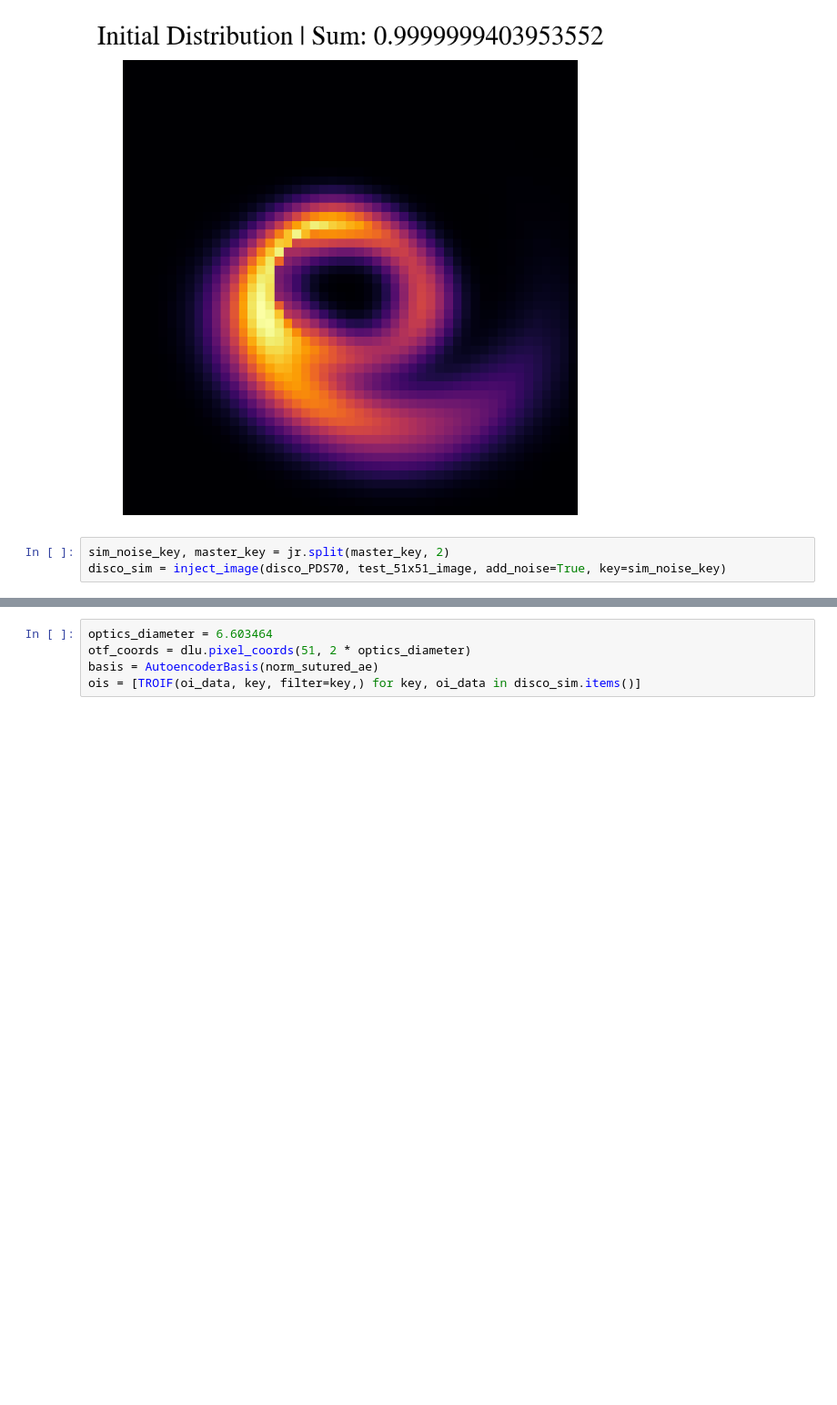
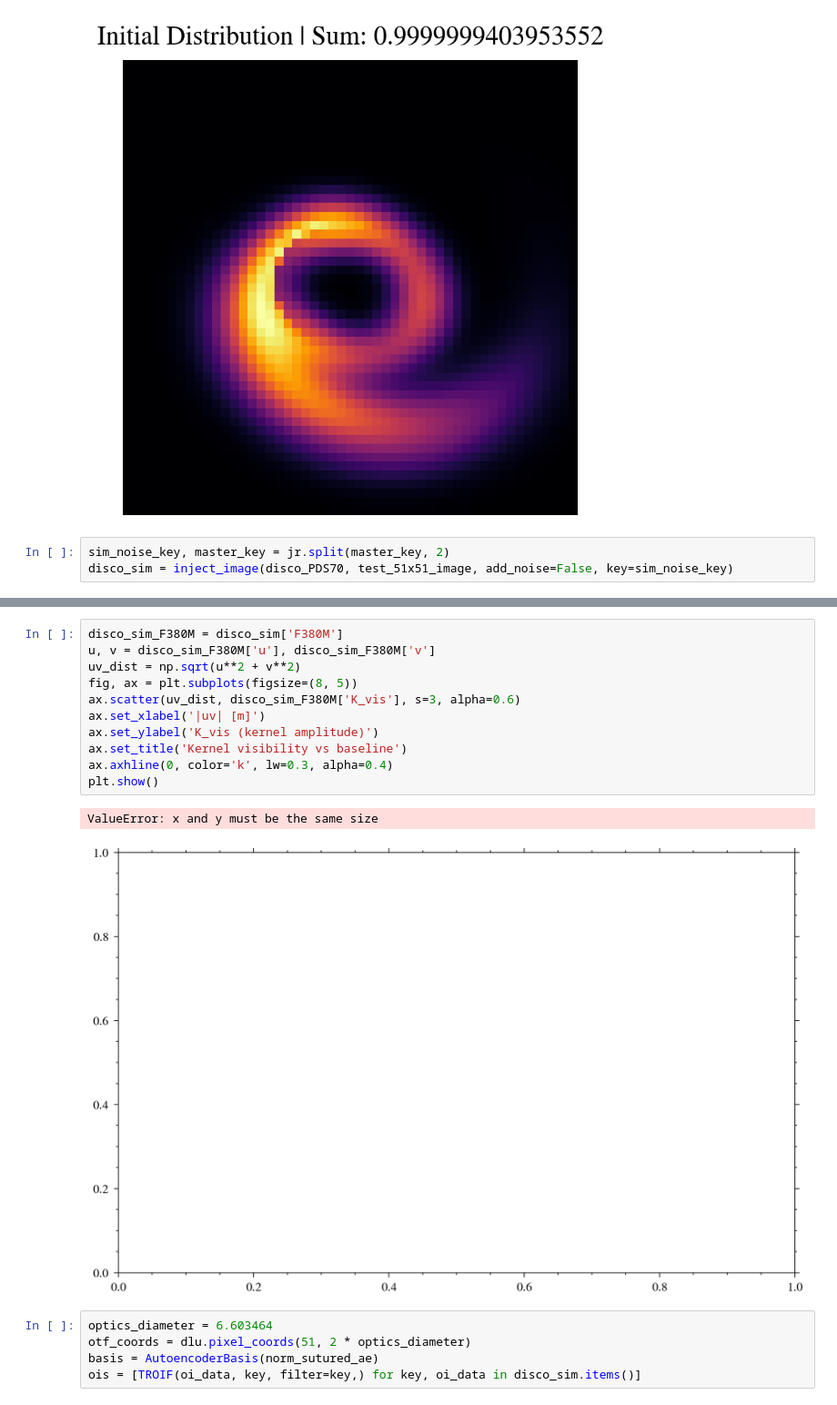
Before and after one commit to JonahDG/frito, a Jupyter notebook: notebooks/demo_deconvolve_sim_disk.ipynb, the cells around one changed output, grey strips where cells are left out. Shown at 91% size. Cells and saved outputs as stored; diff of their text form; blank space fills up the shorter version.

```diff
--- a/notebooks/demo_deconvolve_sim_disk.ipynb
+++ b/notebooks/demo_deconvolve_sim_disk.ipynb
@@ -212,4 +210,4 @@ Text(0.5, 1.0, 'Initial Distribution | Sum: 0.9999999403953552')
 [figure]
 # %%
 sim_noise_key, master_key = jr.split(master_key, 2)
-disco_sim = inject_image(disco_PDS70, test_51x51_image, add_noise=True, key=sim_noise_key)
+disco_sim = inject_image(disco_PDS70, test_51x51_image, add_noise=False, key=sim_noise_key)
@@ -216,3 +261,17 @@ disco_sim = inject_image(disco_PDS70, test_51x51_image, add_noise=True, key=sim_
+# %%
+disco_sim_F380M = disco_sim['F380M']
+u, v = disco_sim_F380M['u'], disco_sim_F380M['v']
+uv_dist = np.sqrt(u**2 + v**2)
+fig, ax = plt.subplots(figsize=(8, 5))
+ax.scatter(uv_dist, disco_sim_F380M['K_vis'], s=3, alpha=0.6)
+ax.set_xlabel('|uv| [m]')
+ax.set_ylabel('K_vis (kernel amplitude)')
+ax.set_title('Kernel visibility vs baseline')
+ax.axhline(0, color='k', lw=0.3, alpha=0.4)
+plt.show()
+# %% [output]
+ValueError: x and y must be the same size
+[figure, added]
 # %%
 optics_diameter = 6.603464
 otf_coords = dlu.pixel_coords(51, 2 * optics_diameter)
```
Also changed, not shown: parts of 2 cells of this notebook, 6 other files.
